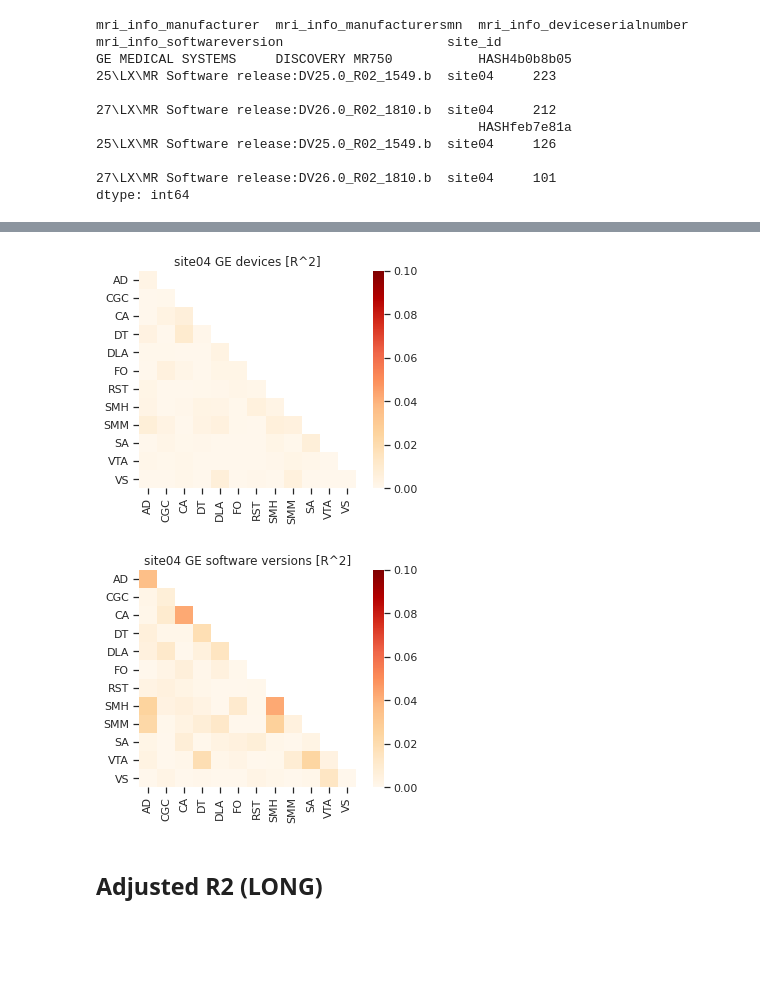
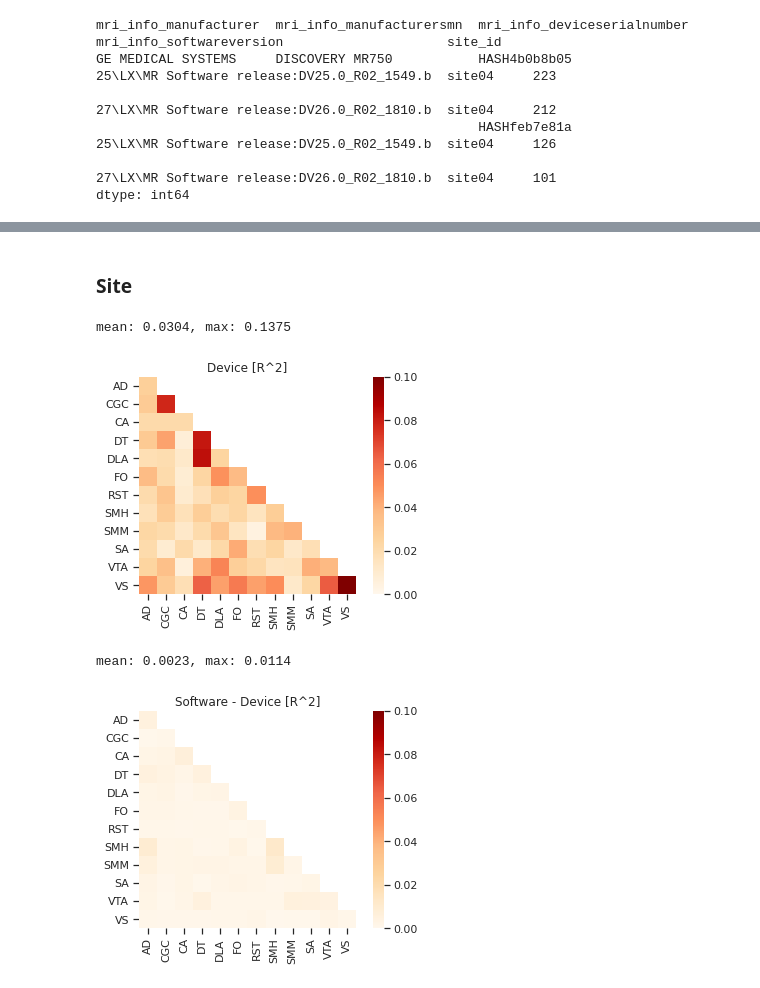
Before and after one commit to AKSoo/StructFunc, a Jupyter notebook: code/ConfoundEffects.ipynb, the cells around one changed output, grey strips where cells are left out. Drawn from its saved outputs; the diff is of its cells as text; code cells hidden in the pictures; blank space fills up the shorter version.

Commit message:
SC confounds, polish

```diff
--- a/code/ConfoundEffects.ipynb
+++ b/code/ConfoundEffects.ipynb
@@ -236,3 +286,16 @@ GE MEDICAL SYSTEMS     DISCOVERY MR750           HASH4b0b8b05                 25
                                                  HASHfeb7e81a                 25\LX\MR Software release:DV25.0_R02_1549.b  site04     126
                                                                               27\LX\MR Software release:DV26.0_R02_1810.b  site04     101
 dtype: int64
+# %%
+residresult = confound_residuals(
+    fcon, sm.OLS,
+    scan.loc[scan['site_id'] == 'site04', 'mri_info_deviceserialnumber']
+)
+r2s = residresult['results'].apply(lambda r: r.rsquared)
+
+print(f'mean: {r2s.mean():.4f}, max: {r2s.max():.4f}')
+
+with sns.axes_style('ticks'):
+    ax = plotting.plot_fcon(r2s, cmap='OrRd', vmax=0.10, vmin=0)
+ax.set_title('site04 GE devices [R^2]')
+plt.show()
@@ -238,0 +305,13 @@ dtype: int64
+# %%
+residresult = confound_residuals(
+    fcon, sm.OLS,
+    scan.loc[scan['site_id'] == 'site04', 'mri_info_softwareversion']
+)
+r2s = residresult['results'].apply(lambda r: r.rsquared)
+
+print(f'mean: {r2s.mean():.4f}, max: {r2s.max():.4f}')
+
+with sns.axes_style('ticks'):
+    ax = plotting.plot_fcon(r2s, cmap='OrRd', vmax=0.10, vmin=0)
+ax.set_title('site04 GE software versions [R^2]')
+plt.show()
@@ -239,24 +366,33 @@ dtype: int64
+# %% [markdown]
+### Site
+# %%
+residresults = {}
+
+curr_features = fcon
+for scan_conf in ['mri_info_deviceserialnumber', 'mri_info_softwareversion', 'site_id']:
+    residresults[scan_conf] = confound_residuals(curr_features, sm.OLS, scan[scan_conf])
+    curr_features = residresults[scan_conf]['resids']
 # %%
+r2s = residresults['mri_info_deviceserialnumber']['results'].apply(lambda r: r.rsquared)
+
+print(f'mean: {r2s.mean():.4f}, max: {r2s.max():.4f}')
+
 with sns.axes_style('ticks'):
-    ax = plotting.plot_fcon(
-        confound_r2s(fcon, scan.loc[scan['site_id'] == 'site04', 'mri_info_deviceserialnumber']),
-        cmap='OrRd', vmax=0.10, vmin=0
-    )
-
-ax.set_title('site04 GE devices [R^2]')
+    ax = plotting.plot_fcon(r2s, cmap='OrRd', vmax=0.10, vmin=0)
+ax.set_title('Device [R^2]')
 plt.show()
 # %% [output]
+mean: 0.0304, max: 0.1375
-[figure, old version]
+[figure, new version]
 # %%
+r2s = residresults['mri_info_softwareversion']['results'].apply(lambda r: r.rsquared)
+
+print(f'mean: {r2s.mean():.4f}, max: {r2s.max():.4f}')
+
 with sns.axes_style('ticks'):
-    ax = plotting.plot_fcon(
-        confound_r2s(fcon, scan.loc[scan['site_id'] == 'site04', 'mri_info_softwareversion']),
-        cmap='OrRd', vmax=0.10, vmin=0
-    )
-
-ax.set_title('site04 GE software versions [R^2]')
+    ax = plotting.plot_fcon(r2s, cmap='OrRd', vmax=0.10, vmin=0)
+ax.set_title('Software - Device [R^2]')
 plt.show()
 # %% [output]
+mean: 0.0023, max: 0.0114
-[figure, old version]
+[figure, new version]
-# %% [markdown]
-## Adjusted R2 (LONG)
```
Also changed, not shown: parts of 106 cells of this notebook, 1 other file.
